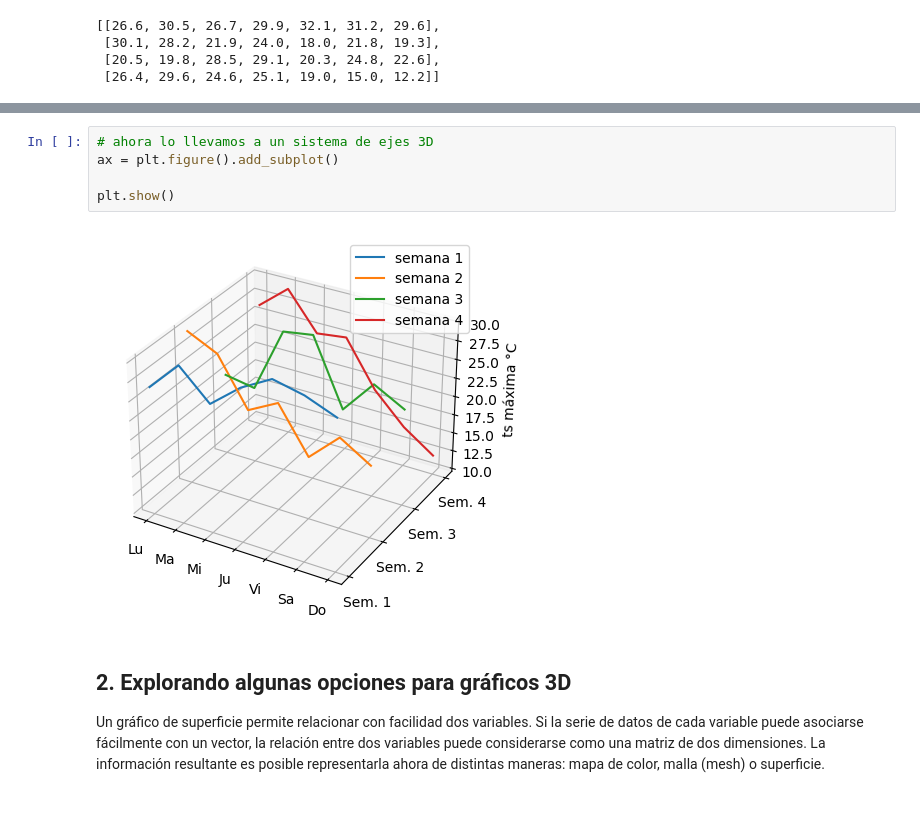
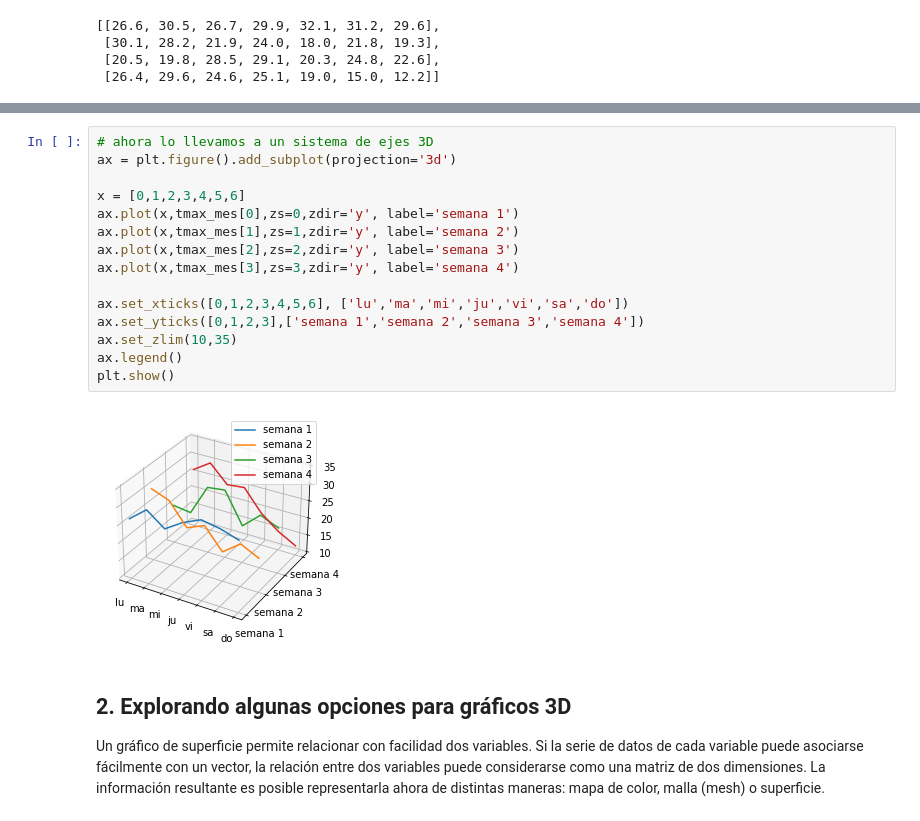
Before and after one commit to cristian2r/teller7, a Jupyter notebook: Práctica 7 - Mapas de calor y gráficos 3d con matplotlib.pyplot.ipynb, the cells around one changed output, grey strips where cells are left out. Drawn from its saved outputs; the diff is of its cells as text.

```diff
--- a/Práctica 7 - Mapas de calor y gráficos 3d con matplotlib.pyplot.ipynb
+++ b/Práctica 7 - Mapas de calor y gráficos 3d con matplotlib.pyplot.ipynb
@@ -54,10 +67,20 @@ plt.show()
 # %%
 # ahora lo llevamos a un sistema de ejes 3D
-ax = plt.figure().add_subplot()
+ax = plt.figure().add_subplot(projection='3d')
 
+x = [0,1,2,3,4,5,6]
+ax.plot(x,tmax_mes[0],zs=0,zdir='y', label='semana 1')
+ax.plot(x,tmax_mes[1],zs=1,zdir='y', label='semana 2')
+ax.plot(x,tmax_mes[2],zs=2,zdir='y', label='semana 3')
+ax.plot(x,tmax_mes[3],zs=3,zdir='y', label='semana 4')
+
+ax.set_xticks([0,1,2,3,4,5,6], ['lu','ma','mi','ju','vi','sa','do'])
+ax.set_yticks([0,1,2,3],['semana 1','semana 2','semana 3','semana 4'])
+ax.set_zlim(10,35)
+ax.legend()
 plt.show()
 # %% [output]
-[figure, old version]
+[figure, new version]
 # %% [markdown]
 ## 2. Explorando algunas opciones para gráficos 3D
 Un gráfico de superficie permite relacionar con facilidad dos variables. Si la serie de datos de cada variable puede asociarse fácilmente con un vector, la relación entre dos variables puede considerarse como una matriz de dos dimensiones. La información resultante es posible representarla ahora de distintas maneras: mapa de color, malla (mesh) o superficie.
```
Also changed, not shown: parts of 8 cells of this notebook.
